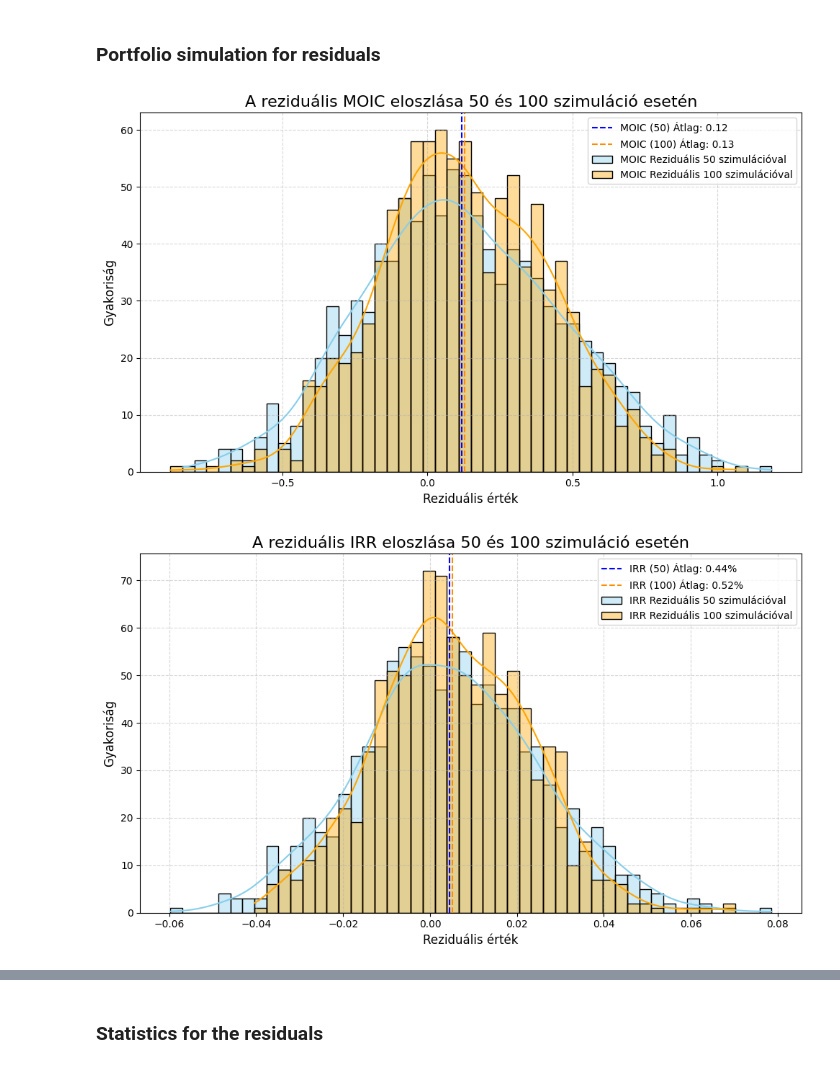
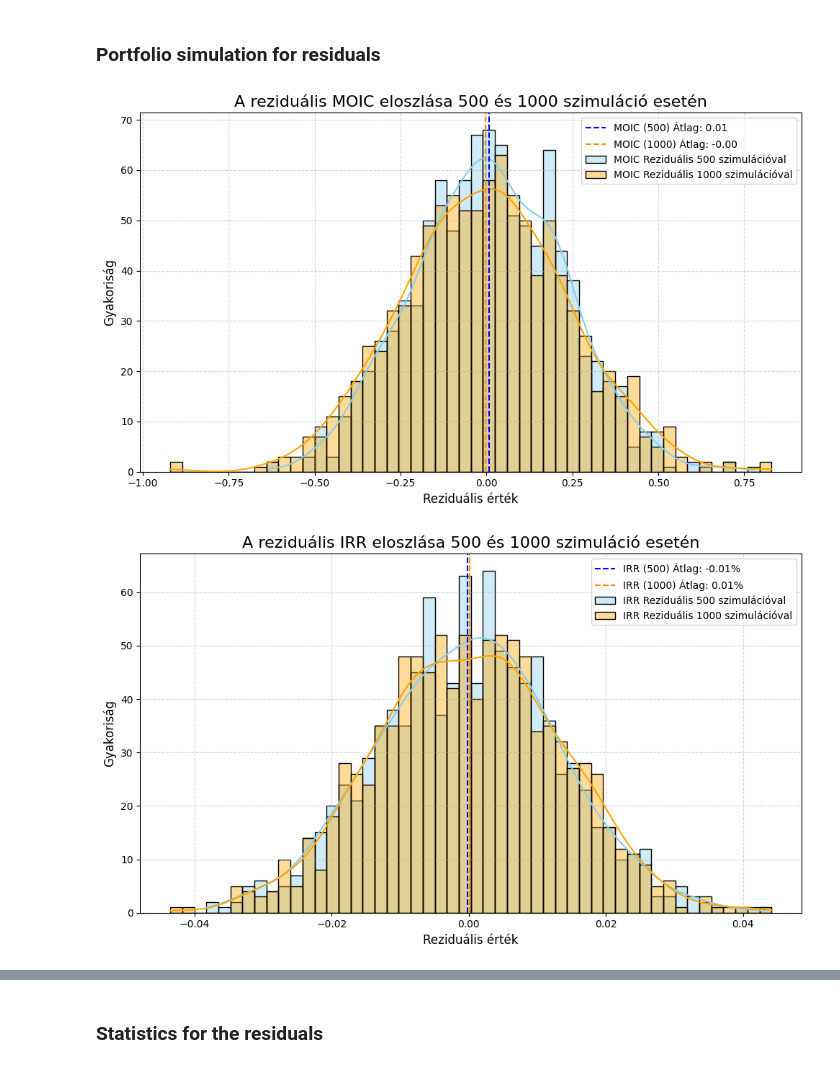
Before and after one commit to kelali01/szakdolgozat, a Jupyter notebook: shapley_test.ipynb, the cells around one changed output, grey strips where cells are left out. Cells and saved outputs as stored; diff of their text form; code cells hidden in the pictures.

Commit message:
plots added

```diff
--- a/shapley_test.ipynb
+++ b/shapley_test.ipynb
@@ -286,63 +286,74 @@ irr_result_50 = shapley_simulation(cashflows, shapley_irr_results_50, 'irr', num
 # %%
 moic_result_100 = shapley_simulation(cashflows, shapley_moic_results_100, 'moic', num_simulations=1000, portfolio_size=200)
 irr_result_100 = shapley_simulation(cashflows, shapley_irr_results_100, 'irr', num_simulations=1000, portfolio_size=200)
+# %%
+moic_result_500 = shapley_simulation(cashflows, shapley_moic_results_500, 'moic', num_simulations=1000, portfolio_size=200)
+irr_result_500 = shapley_simulation(cashflows, shapley_irr_results_500, 'irr', num_simulations=1000, portfolio_size=200)
+# %%
+moic_result_1000 = shapley_simulation(cashflows, shapley_moic_results_1000, 'moic', num_simulations=1000, portfolio_size=200)
+irr_result_1000 = shapley_simulation(cashflows, shapley_irr_results_1000, 'irr', num_simulations=1000, portfolio_size=200)
 # %%
 moic_residual_50 = [a - b for a, b in moic_result_50]
 irr_residual_50 = [a - b for a, b in irr_result_50]
 # %%
 moic_residual_100 = [a - b for a, b in moic_result_100]
 irr_residual_100 = [a - b for a, b in irr_result_100]
+# %%
+moic_residual_500 = [a - b for a, b in moic_result_500]
+irr_residual_500 = [a - b for a, b in irr_result_500]
+moic_residual_1000 = [a - b for a, b in moic_result_1000]
+irr_residual_1000 = [a - b for a, b in irr_result_1000]
 # %%
 import matplotlib.pyplot as plt
 import seaborn as sns
 import numpy as np
 
 # Assume moic_residual_50 and moic_residual_100 are your lists
-moic_array_50 = np.array(moic_residual_50)
-moic_array_100 = np.array(moic_residual_100)
+moic_array_50 = np.array(moic_residual_500)
+moic_array_100 = np.array(moic_residual_1000)
 
 # Determine common bin edges from combined range
 combined = np.concatenate([moic_array_50, moic_array_100])
 bins = np.histogram_bin_edges(combined, bins=50)
 
 plt.figure(figsize=(10, 6))
 
 # Plot MOIC histogram for 50 simulations
 sns.histplot(moic_array_50, bins=bins, kde=True, color='skyblue', edgecolor='black',
-             label='MOIC Reziduális 50 szimulációval', alpha=0.4)
+             label='MOIC Reziduális 500 szimulációval', alpha=0.4)
 
 # Plot MOIC histogram for 100 simulations
 sns.histplot(moic_array_100, bins=bins, kde=True, color='orange', edgecolor='black',
-             label='MOIC Reziduális 100 szimulációval', alpha=0.4)
+             label='MOIC Reziduális 1000 szimulációval', alpha=0.4)
 
 # Add vertical lines for means
 plt.axvline(moic_array_50.mean(), color='blue', linestyle='--', linewidth=1.5,
-            label=f'MOIC (50) Átlag: {moic_array_50.mean():.2f}')
+            label=f'MOIC (500) Átlag: {moic_array_50.mean():.2f}')
 plt.axvline(moic_array_100.mean(), color='darkorange', linestyle='--', linewidth=1.5,
-            label=f'MOIC (100) Átlag: {moic_array_100.mean():.2f}')
+            label=f'MOIC (1000) Átlag: {moic_array_100.mean():.2f}')
 
 # Add titles and labels
-plt.title('A reziduális MOIC eloszlása 50 és 100 szimuláció esetén', fontsize=16)
+plt.title('A reziduális MOIC eloszlása 500 és 1000 szimuláció esetén', fontsize=16)
 plt.xlabel('Reziduális érték', fontsize=12)
 plt.ylabel('Gyakoriság', fontsize=12)
 plt.legend()
 
 # Grid for better readability
 plt.grid(True, linestyle='--', alpha=0.5)
 plt.tight_layout()
 
-# plt.savefig("moic_distr.pdf", format='pdf', bbox_inches='tight')
+plt.savefig("moic_res_distr500.pdf", format='pdf', bbox_inches='tight')
 plt.show()
 # %% [output]
-[figure, old version]
+[figure, new version]
 # %%
 import matplotlib.pyplot as plt
 import seaborn as sns
 import numpy as np
 
 # Assume moic_residual_50 and moic_residual_100 are your lists
-moic_array_50 = np.array(irr_residual_50)
-moic_array_100 = np.array(irr_residual_100)
+moic_array_50 = np.array(irr_residual_500)
+moic_array_100 = np.array(irr_residual_1000)
 
 # Determine common bin edges from combined range
 combined = np.concatenate([moic_array_50, moic_array_100])
@@ -352,20 +363,20 @@ plt.figure(figsize=(10, 6))
 
 # Plot MOIC histogram for 50 simulations
 sns.histplot(moic_array_50, bins=bins, kde=True, color='skyblue', edgecolor='black',
-             label='IRR Reziduális 50 szimulációval', alpha=0.4)
+             label='IRR Reziduális 500 szimulációval', alpha=0.4)
 
 # Plot MOIC histogram for 100 simulations
 sns.histplot(moic_array_100, bins=bins, kde=True, color='orange', edgecolor='black',
-             label='IRR Reziduális 100 szimulációval', alpha=0.4)
+             label='IRR Reziduális 1000 szimulációval', alpha=0.4)
 
 # Add vertical lines for means
 plt.axvline(moic_array_50.mean(), color='blue', linestyle='--', linewidth=1.5,
-            label=f'IRR (50) Átlag: {moic_array_50.mean():.2%}')
+            label=f'IRR (500) Átlag: {moic_array_50.mean():.2%}')
 plt.axvline(moic_array_100.mean(), color='darkorange', linestyle='--', linewidth=1.5,
-            label=f'IRR (100) Átlag: {moic_array_100.mean():.2%}')
+            label=f'IRR (1000) Átlag: {moic_array_100.mean():.2%}')
 
 # Add titles and labels
-plt.title('A reziduális IRR eloszlása 50 és 100 szimuláció esetén', fontsize=16)
+plt.title('A reziduális IRR eloszlása 500 és 1000 szimuláció esetén', fontsize=16)
 plt.xlabel('Reziduális érték', fontsize=12)
 plt.ylabel('Gyakoriság', fontsize=12)
 plt.legend()
@@ -374,9 +385,9 @@ plt.legend()
 plt.grid(True, linestyle='--', alpha=0.5)
 plt.tight_layout()
 
-# plt.savefig("moic_distr.pdf", format='pdf', bbox_inches='tight')
+plt.savefig("irr_res_distr500.pdf", format='pdf', bbox_inches='tight')
 plt.show()
 # %% [output]
-[figure, old version]
+[figure, new version]
 # %%
 # attrribution returns
```
Also changed, not shown: parts of 34 cells of this notebook, 10 other files.
